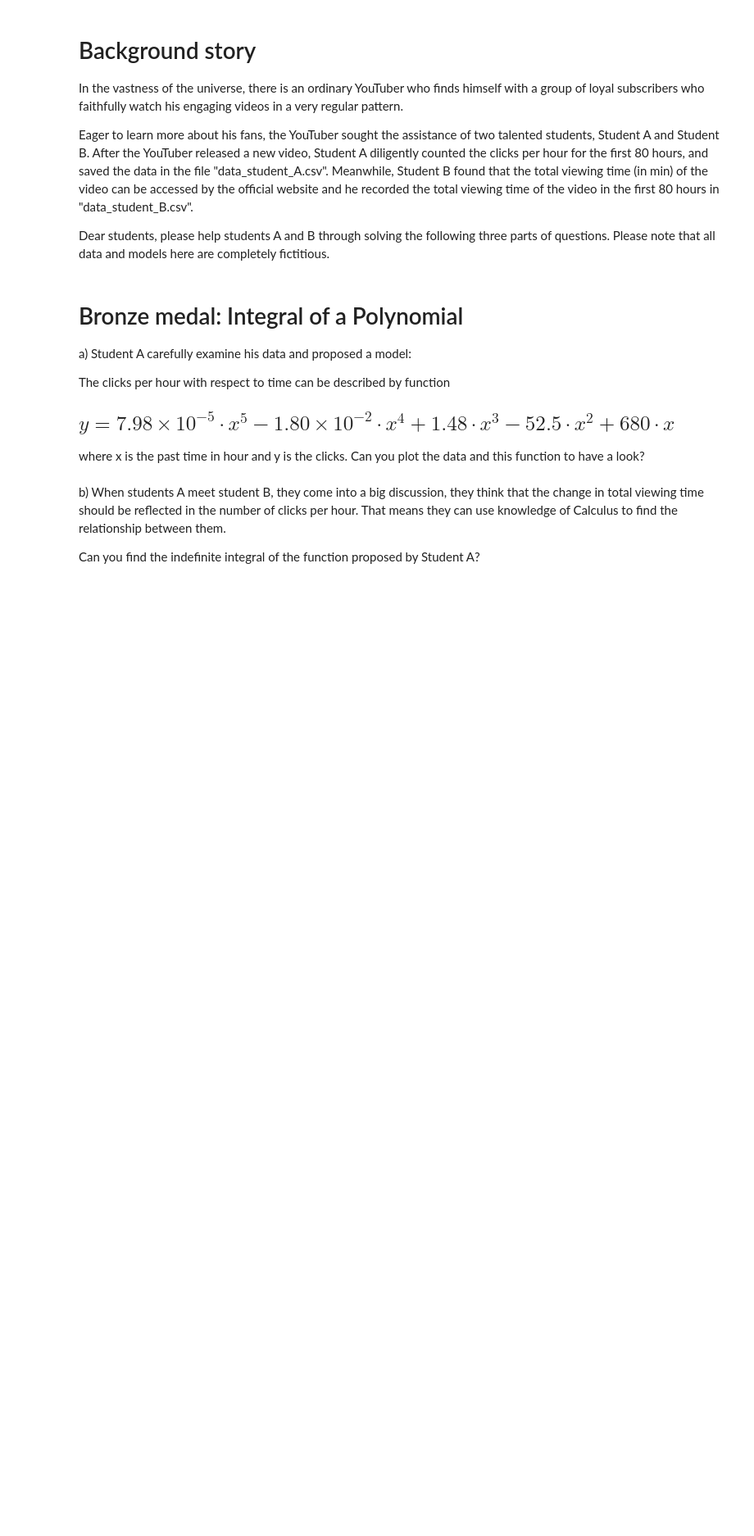
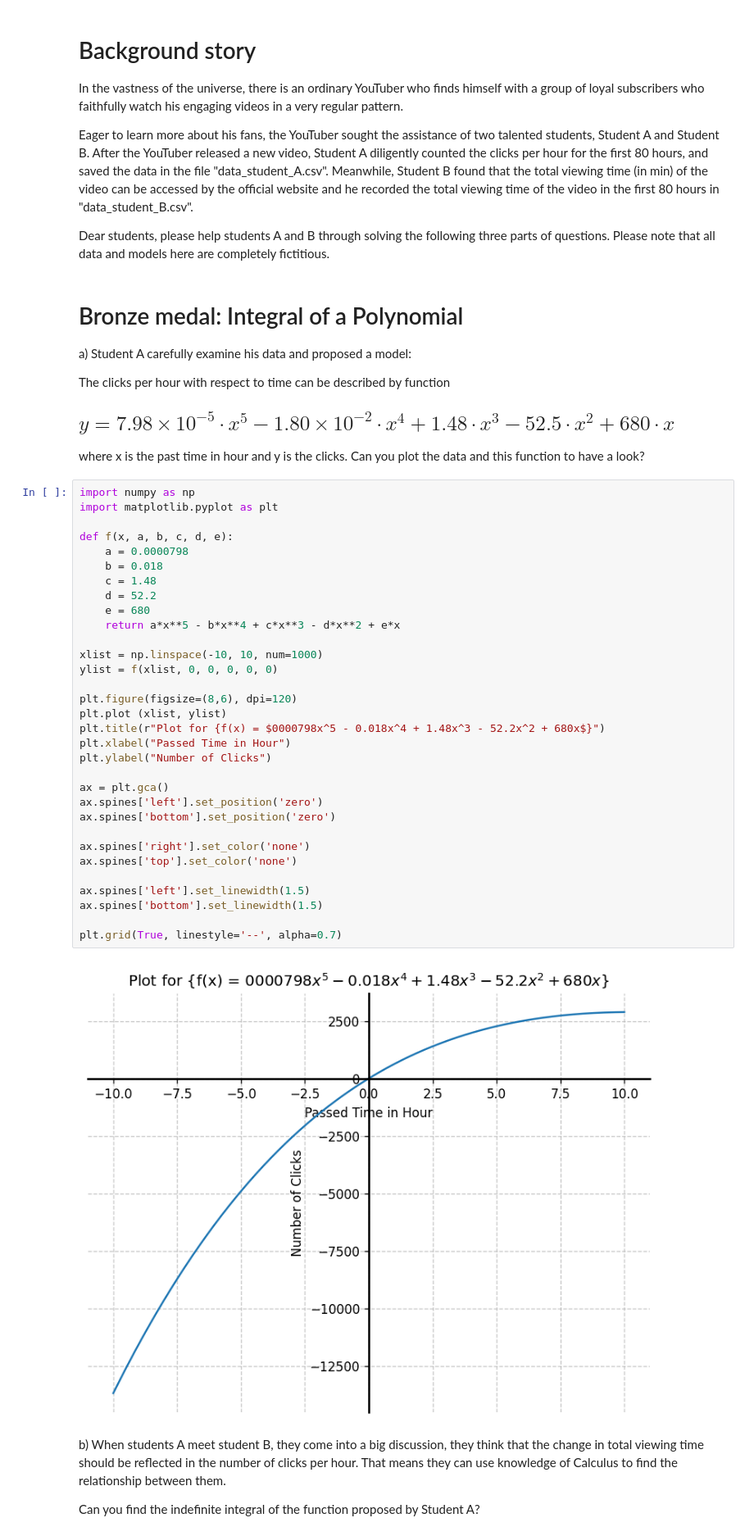
Before and after one commit to Nico-sudo/robot-camp-individual, a Jupyter notebook: challenge_calculus/Review_Calculus.ipynb, the cells around one changed output. Shown at 82% size. Drawn from its saved outputs; the diff is of its cells as text; blank space fills up the shorter version.

```diff
--- a/challenge_calculus/Review_Calculus.ipynb
+++ b/challenge_calculus/Review_Calculus.ipynb
@@ -61,6 +69,40 @@ The clicks per hour with respect to time can be described by function
 ## $y=7.98 \times 10^{-5} \cdot x^5 - 1.80 \times 10^{-2} \cdot x^4 + 1.48 \cdot x^3 - 52.5 \cdot x^2 + 680 \cdot x$
 
 where x is the past time in hour and y is the clicks. Can you plot the data and this function to have a look?
+# %%
+import numpy as np
+import matplotlib.pyplot as plt
+
+def f(x, a, b, c, d, e):
+    a = 0.0000798
+    b = 0.018
+    c = 1.48
+    d = 52.2
+    e = 680
+    return a*x**5 - b*x**4 + c*x**3 - d*x**2 + e*x
+
+xlist = np.linspace(-10, 10, num=1000)
+ylist = f(xlist, 0, 0, 0, 0, 0)
+
+plt.figure(figsize=(8,6), dpi=120)
+plt.plot (xlist, ylist)
+plt.title(r"Plot for {f(x) = $0000798x^5 - 0.018x^4 + 1.48x^3 - 52.2x^2 + 680x$}")
+plt.xlabel("Passed Time in Hour")
+plt.ylabel("Number of Clicks")
+
+ax = plt.gca()
+ax.spines['left'].set_position('zero')
+ax.spines['bottom'].set_position('zero')
+
+ax.spines['right'].set_color('none')
+ax.spines['top'].set_color('none')
+
+ax.spines['left'].set_linewidth(1.5)
+ax.spines['bottom'].set_linewidth(1.5)
+
+plt.grid(True, linestyle='--', alpha=0.7)
+# %% [output]
+[figure, added]
 # %% [markdown]
 b) When students A meet student B, they come into a big discussion, they think that the change in total viewing time should be reflected in the number of clicks per hour. That means they can use knowledge of Calculus to find the relationship between them.
 
```
Also changed, not shown: parts of 7 cells of this notebook.
